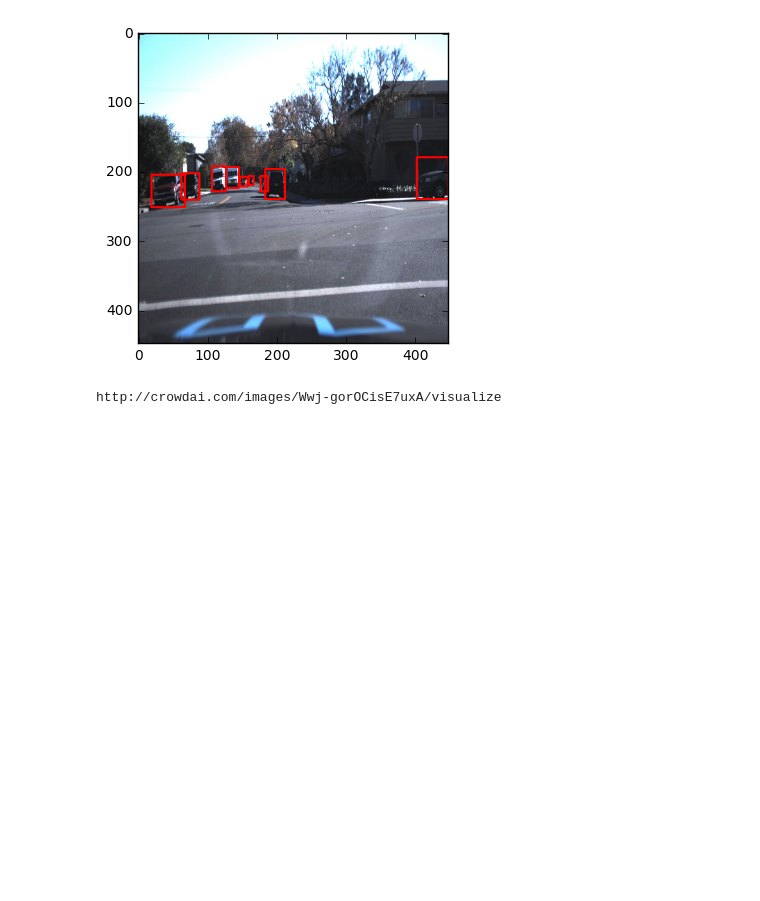
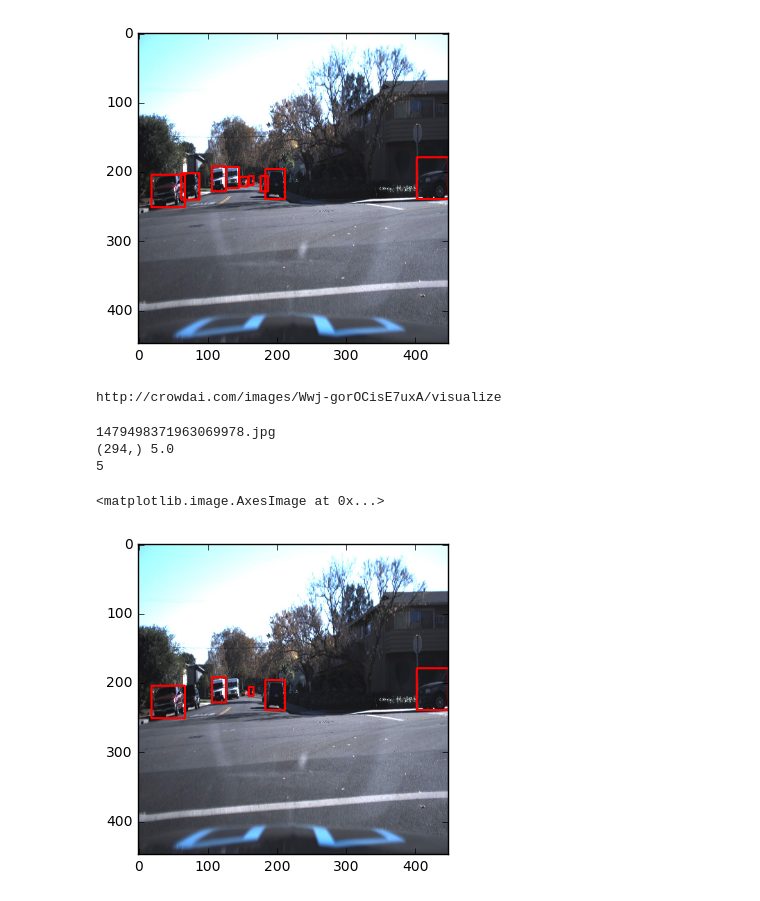
Before and after one commit to subodh-malgonde/yolo, a Jupyter notebook: Exploration.ipynb, the cells around one changed output. Saved outputs shown, nothing was run; the diff lists cells and outputs as text; code cells hidden in the pictures; blank space fills up the shorter version.

```diff
--- a/Exploration.ipynb
+++ b/Exploration.ipynb
@@ -360,0 +396,37 @@ http://crowdai.com/images/Wwj-gorOCisE7uxA/visualize
+# %%
+YO = np.zeros((294,), dtype=np.float32)
+
+image = cv2.resize(image, (448, 448))
+
+boxes = []
+
+frame = ""
+for index, row in new_data_frame.iterrows():
+    if not frame:
+        frame = index
+        print(frame)
+        image = mpimg.imread(prefix+frame)
+        image = cv2.resize(image, (448, 448))
+        height, width = image.shape[0:2]
+        new_height = 448.0
+        new_width = 448.0
+    elif frame != index:
+        break
+
+    YO = np.asarray(row.values)
+
+    print(YO.shape, np.sum(YO[0:49]))
+
+    boxes += yolo_output_to_car_boxes(YO)
+
+print(len(boxes))
+
+image = draw_boxes(boxes, image)
+
+plt.imshow(image)
+# %% [output]
+1479498371963069978.jpg
+(294,) 5.0
+5
+<matplotlib.image.AxesImage at 0x...>
+[figure, added]
```
Also changed, not shown: parts of 2 cells of this notebook.
